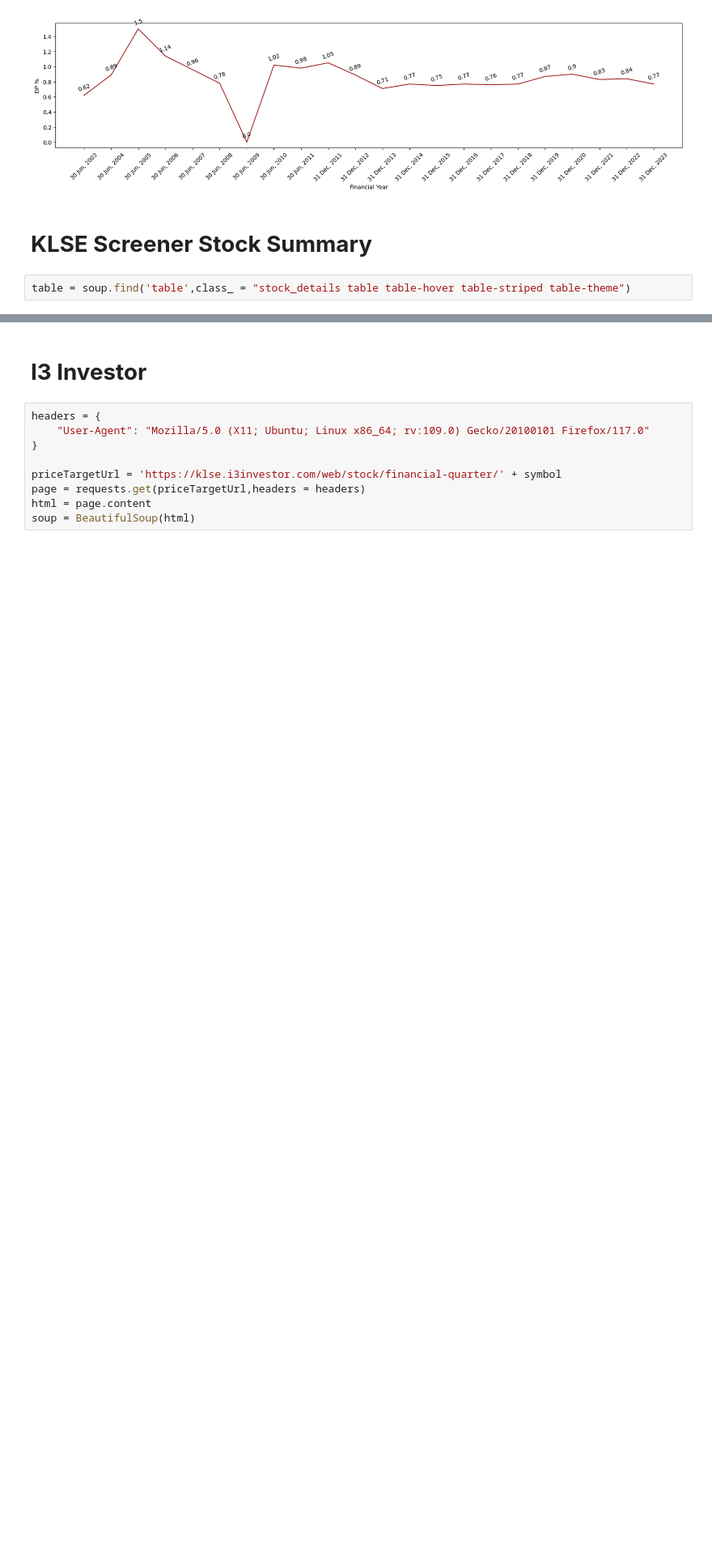
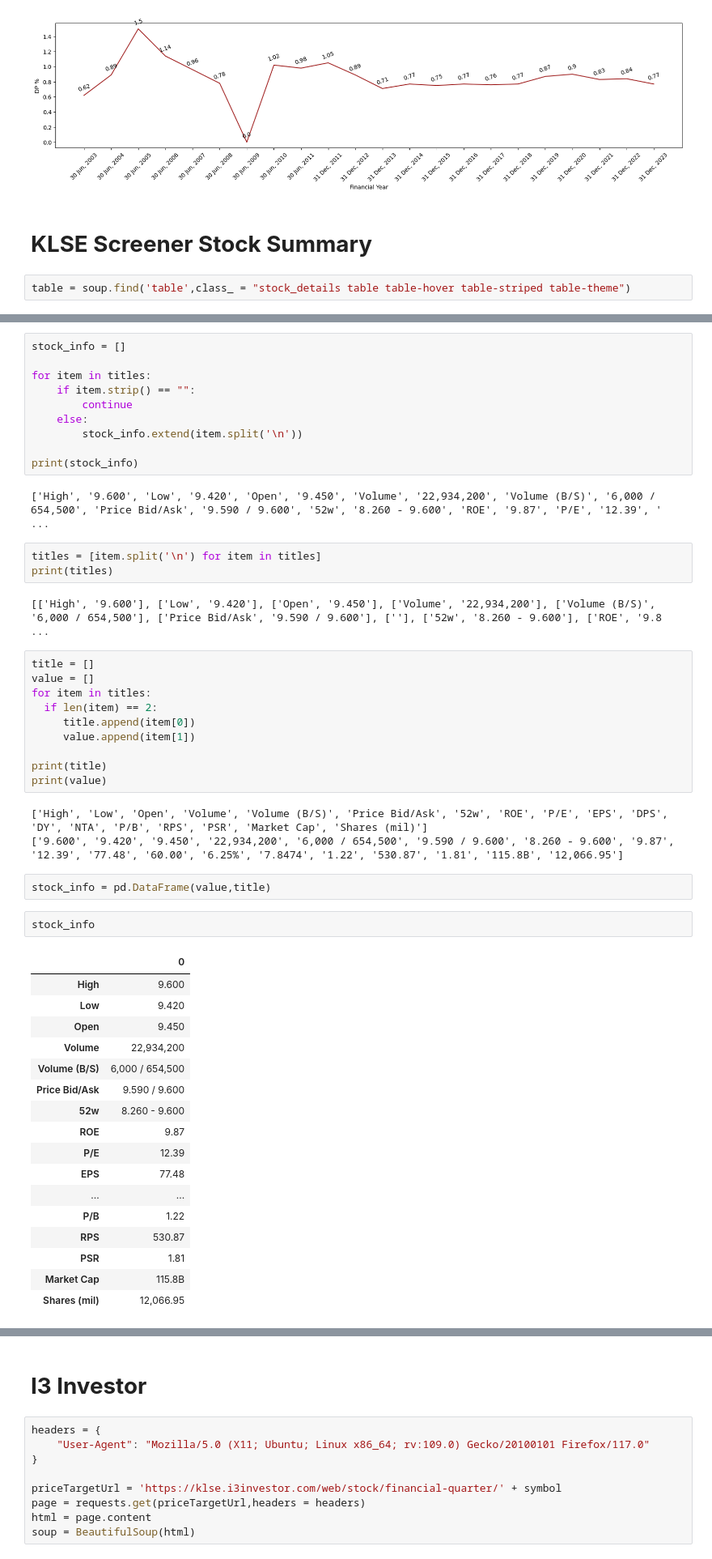
Before and after one commit to yeesem/Web-Scraping, a Jupyter notebook: Web_Scraping_KLSE_SCREENER.ipynb, the cells around one changed output, grey strips where cells are left out. Shown at 81% size. Cells and saved outputs as stored; diff of their text form; blank space fills up the shorter version.

```diff
--- a/Web_Scraping_KLSE_SCREENER.ipynb
+++ b/Web_Scraping_KLSE_SCREENER.ipynb
@@ -415,0 +422,52 @@ titles = table.find_all("tr")
+# %%
+stock_info = []
+
+for item in titles:
+    if item.strip() == "":
+        continue
+    else:
+        stock_info.extend(item.split('\n'))
+
+print(stock_info)
+# %% [output]
+['High', '9.600', 'Low', '9.420', 'Open', '9.450', 'Volume', '22,934,200', 'Volume (B/S)', '6,000 / 654,500', 'Price Bid/Ask', '9.590 / 9.600', '52w', '8.260 - 9.600', 'ROE', '9.87', 'P/E', '12.39', ' ...
+# %%
+titles = [item.split('\n') for item in titles]
+print(titles)
+# %% [output]
+[['High', '9.600'], ['Low', '9.420'], ['Open', '9.450'], ['Volume', '22,934,200'], ['Volume (B/S)', '6,000 / 654,500'], ['Price Bid/Ask', '9.590 / 9.600'], [''], ['52w', '8.260 - 9.600'], ['ROE', '9.8 ...
+# %%
+title = []
+value = []
+for item in titles:
+  if len(item) == 2:
+     title.append(item[0])
+     value.append(item[1])
+
+print(title)
+print(value)
+# %% [output]
+['High', 'Low', 'Open', 'Volume', 'Volume (B/S)', 'Price Bid/Ask', '52w', 'ROE', 'P/E', 'EPS', 'DPS', 'DY', 'NTA', 'P/B', 'RPS', 'PSR', 'Market Cap', 'Shares (mil)']
+['9.600', '9.420', '9.450', '22,934,200', '6,000 / 654,500', '9.590 / 9.600', '8.260 - 9.600', '9.87', '12.39', '77.48', '60.00', '6.25%', '7.8474', '1.22', '530.87', '1.81', '115.8B', '12,066.95']
+# %%
+stock_info = pd.DataFrame(value,title)
+# %%
+stock_info
+# %% [output]
+|  | 0 |
+| High | 9.600 |
+| Low | 9.420 |
+| Open | 9.450 |
+| Volume | 22,934,200 |
+| Volume (B/S) | 6,000 / 654,500 |
+| Price Bid/Ask | 9.590 / 9.600 |
+| 52w | 8.260 - 9.600 |
+| ROE | 9.87 |
+| P/E | 12.39 |
+| EPS | 77.48 |
+| ... | ... |
+| P/B | 1.22 |
+| RPS | 530.87 |
+| PSR | 1.81 |
+| Market Cap | 115.8B |
+| Shares (mil) | 12,066.95 |
```
Also changed, not shown: parts of 7 cells of this notebook.
